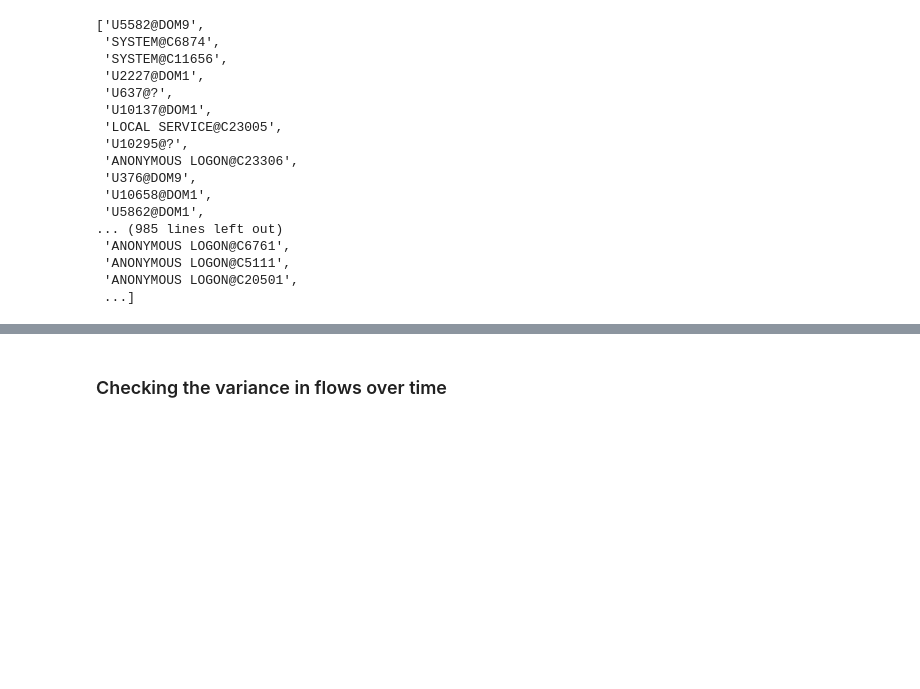
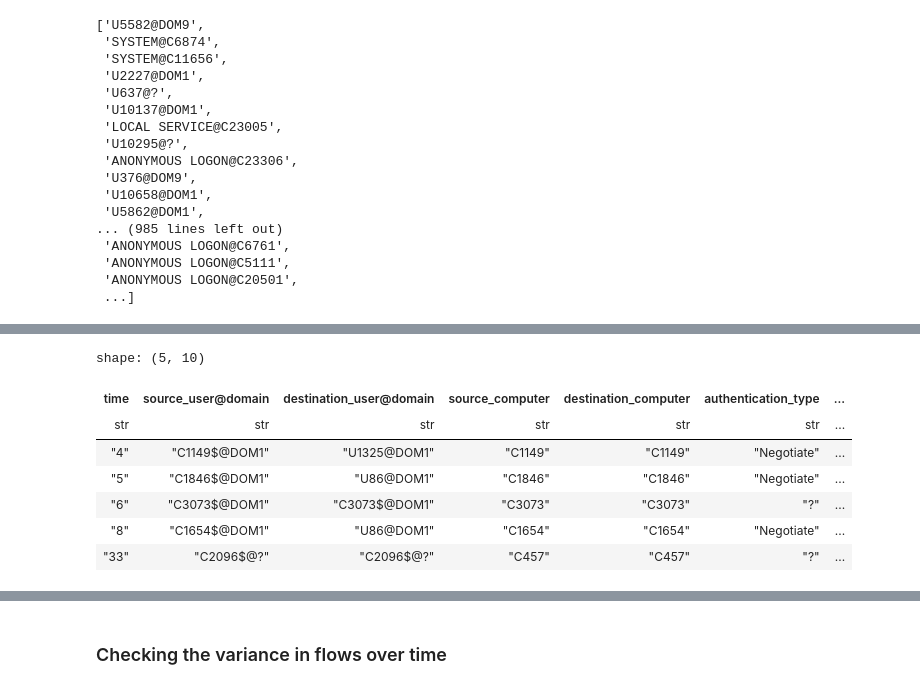
Before and after one commit to adam-broomhead/cybersecurity_thesis, a Jupyter notebook: notebooks/Imports and EDA/test.ipynb, the cells around one changed output, grey strips where cells are left out. Cells and saved outputs as stored; diff of their text form; code cells hidden in the pictures; blank space fills up the shorter version.

```diff
--- a/notebooks/Imports and EDA/test.ipynb
+++ b/notebooks/Imports and EDA/test.ipynb
@@ -209,0 +250,11 @@ human_users
+# %%
+df.filter((pl.col('source_user@domain').is_in(machine_users)) & (pl.col('success/failure') == 'Fail')).collect().head()
+# %% [output]
+shape: (5, 10)
+| time | source_user@domain | destination_user@domain | source_computer | destination_computer | authentication_type | ... |
+| str | str | str | str | str | str | ... |
+| "4" | "C1149$@DOM1" | "U1325@DOM1" | "C1149" | "C1149" | "Negotiate" | ... |
+| "5" | "C1846$@DOM1" | "U86@DOM1" | "C1846" | "C1846" | "Negotiate" | ... |
+| "6" | "C3073$@DOM1" | "C3073$@DOM1" | "C3073" | "C3073" | "?" | ... |
+| "8" | "C1654$@DOM1" | "U86@DOM1" | "C1654" | "C1654" | "Negotiate" | ... |
+| "33" | "C2096$@?" | "C2096$@?" | "C457" | "C457" | "?" | ... |
```
Also changed, not shown: parts of 19 cells of this notebook.
